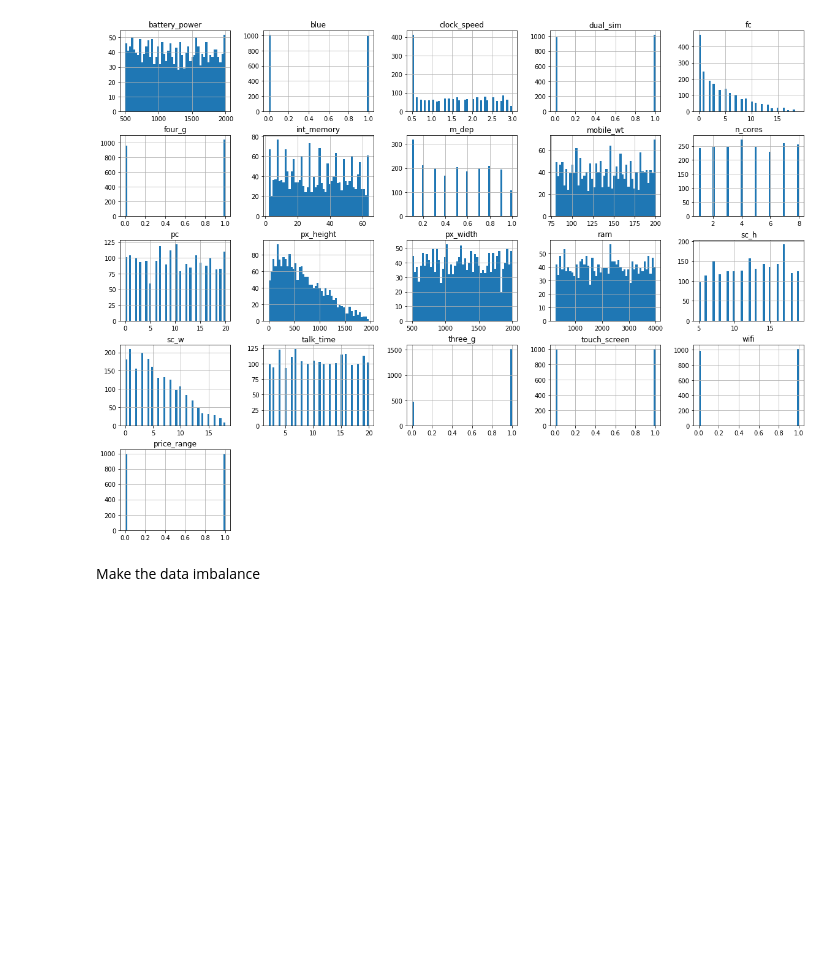
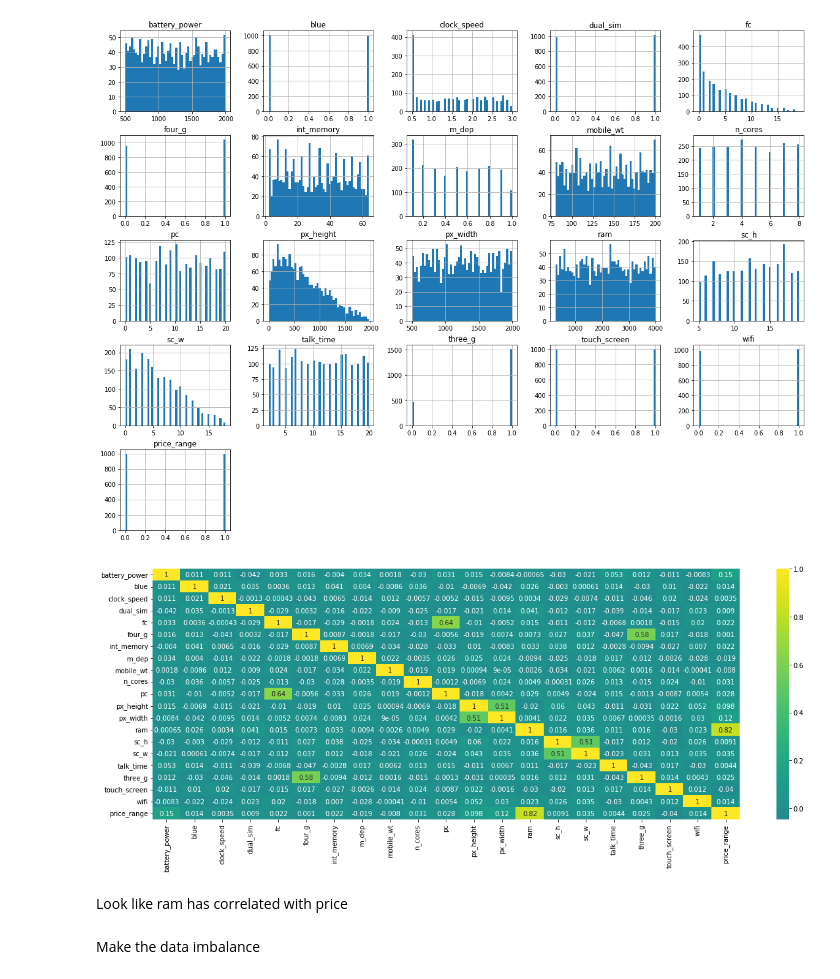
Before and after one commit to ThakdanaiSaelee/Assignment_CE888, a Jupyter notebook: Assignment.ipynb, the cells around one changed output. Cells and saved outputs as stored; diff of their text form; code cells hidden in the pictures; blank space fills up the shorter version.

```diff
--- a/Assignment.ipynb
+++ b/Assignment.ipynb
@@ -64,6 +64,15 @@ Name: price_range, dtype: int64
 _ = df_mobile.hist(bins=50, figsize=(20,15))
 # %% [output]
 [figure]
+# %%
+# Calculate the correlations and plot a heatmap
+correlations = df_mobile.corr()
+f, ax = plt.subplots(figsize=(20, 7))
+ax = sns.heatmap(correlations, annot=True, center=0,  cmap="viridis")
+# %% [output]
+[figure, added]
+# %% [markdown]
+Look like ram has correlated with price
 # %% [markdown]
 Make the data imbalance
 # %%
```
Also changed, not shown: parts of 1 cell of this notebook.
